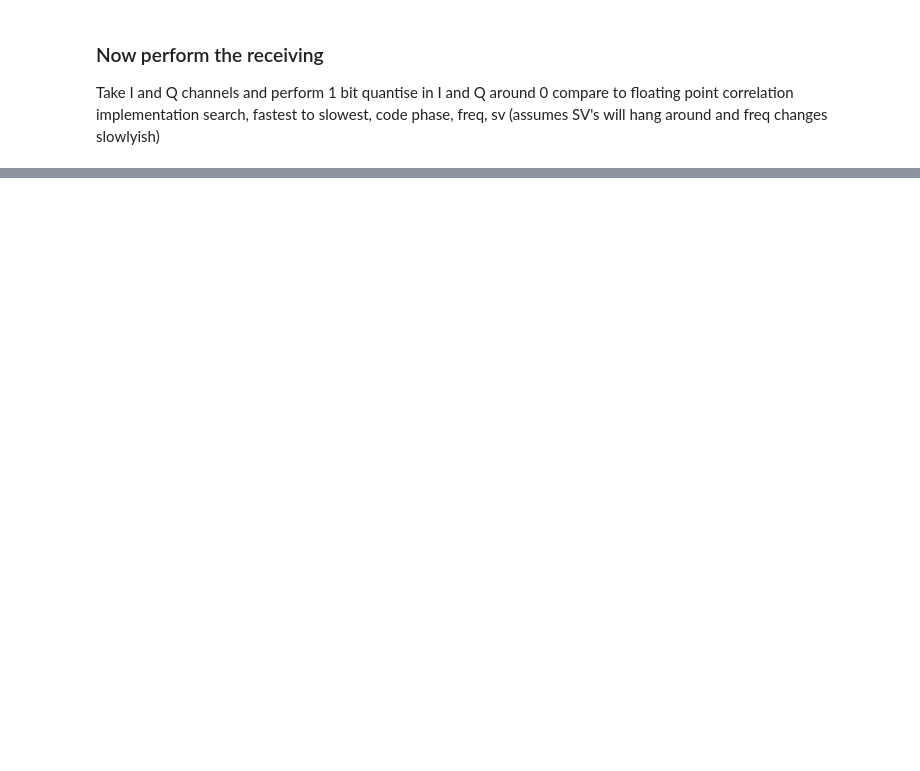
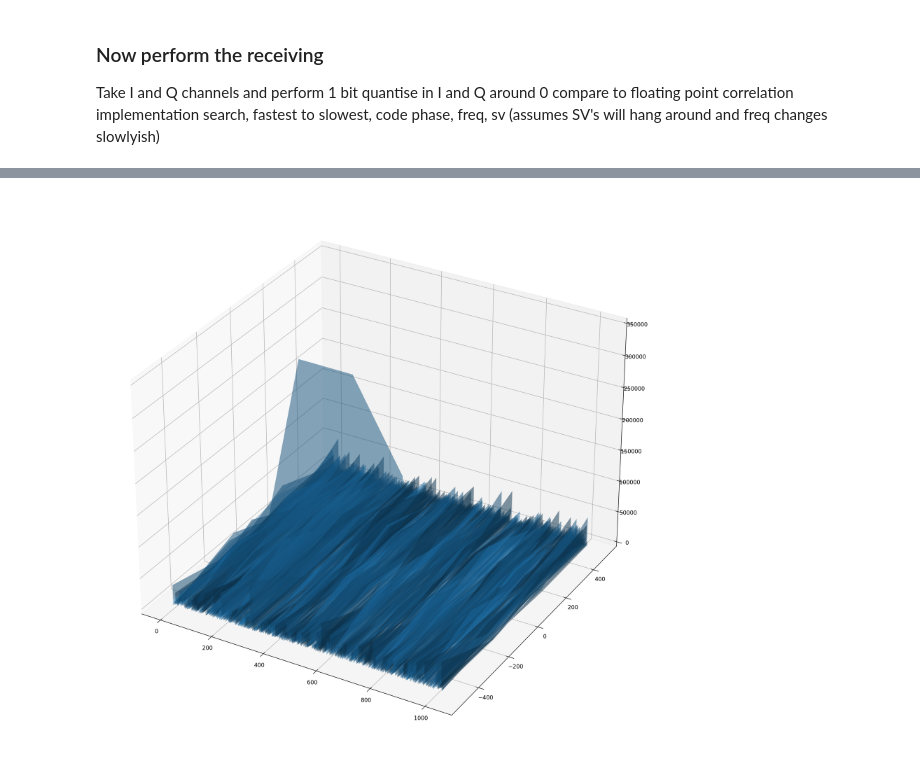
Before and after one commit to jpigdon/ttsky26a_gps_accelerator, a Jupyter notebook: prototyping/ca_acq_testing.ipynb, the cells around one changed output, grey strips where cells are left out. Cells and saved outputs as stored; diff of their text form; code cells hidden in the pictures; blank space fills up the shorter version.

```diff
--- a/prototyping/ca_acq_testing.ipynb
+++ b/prototyping/ca_acq_testing.ipynb
@@ -253,0 +255,8 @@ np.shape(magsq_results_table[0])
+# %%
+ax = plt.figure(figsize=(18,18)).add_subplot(projection='3d')
+code_array = np.arange(code_phase_search_steps)
+X, Y = np.meshgrid(code_array, freq_search_step_array)
+ax.plot_surface(X, Y, magsq_results_table[0], alpha=0.3, lw=0.5, rstride=10, cstride=1)
+plt.show()
+# %% [output]
+[figure, added]
```
Also changed, not shown: parts of 5 cells of this notebook.
